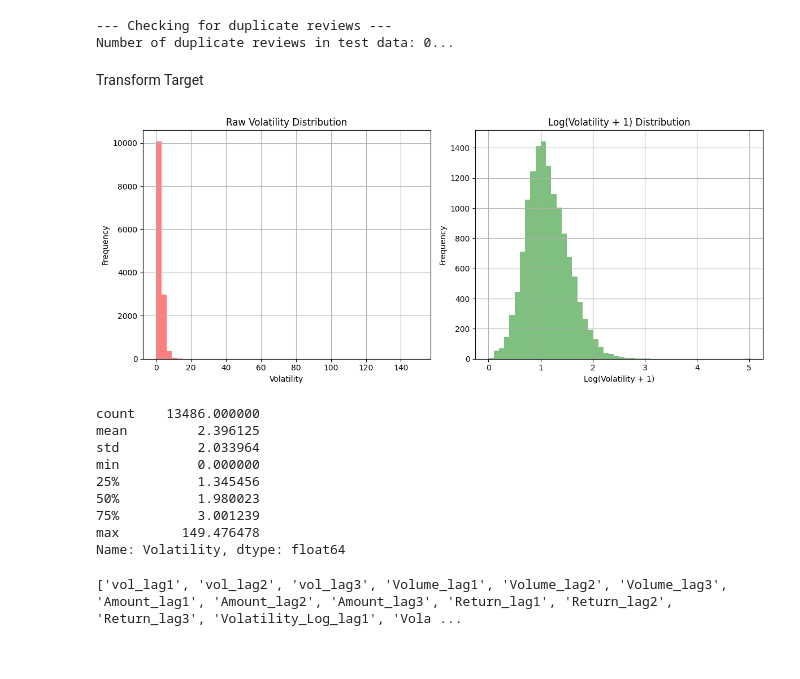
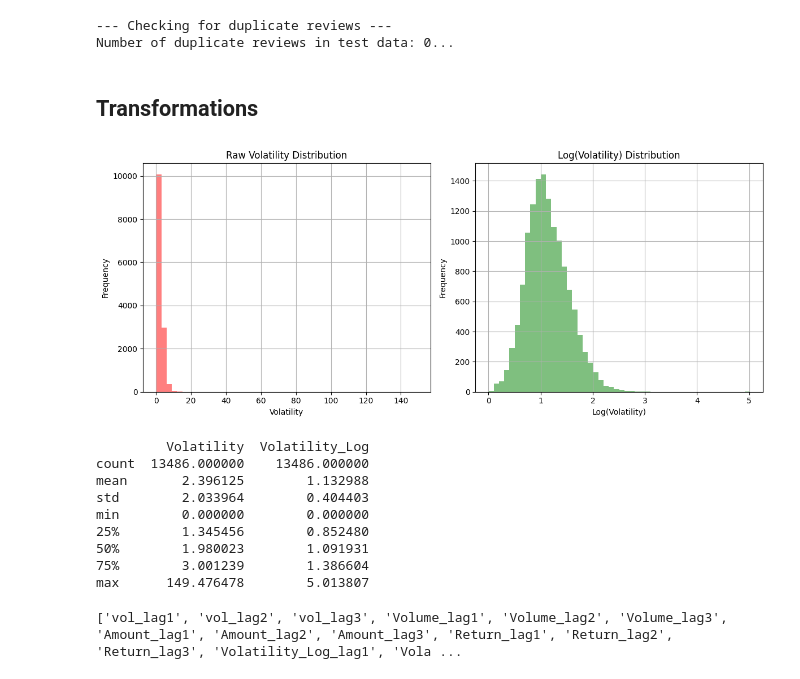
Before and after one commit to MathiasHMorgan/Stock-Volatility-Prediction, a Jupyter notebook: ass1.ipynb, the cells around one changed output. Saved outputs shown, nothing was run; the diff lists cells and outputs as text; code cells hidden in the pictures.

```diff
--- a/ass1.ipynb
+++ b/ass1.ipynb
@@ -97,45 +105,45 @@ Number of duplicate reviews in test data: 0...
 # %%
 stockVolDf['Date'] = pd.to_datetime(stockVolDf['Date'])
 # %% [markdown]
-Transform Target
+## Transformations
 # %%
 # Apply log transformation to Volatility
 stockVolDf['Volatility_Log'] = np.log1p(stockVolDf['Volatility'])
 # %%
 # Visualize distribution before and after
 plt.figure(figsize=(12, 5))
 
 # Create pre log-transformation histogram
 plt.subplot(1, 2, 1)
 stockVolDf['Volatility'].hist(bins=50, alpha=0.5, color='red')
 plt.title('Raw Volatility Distribution')
 plt.xlabel('Volatility')
 plt.ylabel('Frequency')
 
 # Create post log-transformation histogram
 plt.subplot(1, 2, 2)
 stockVolDf['Volatility_Log'].hist(bins=50, alpha=0.5, color='green')
-plt.title('Log(Volatility + 1) Distribution')
-plt.xlabel('Log(Volatility + 1)')
+plt.title('Log(Volatility) Distribution')
+plt.xlabel('Log(Volatility)')
 plt.ylabel('Frequency')
 
 # Display plots
 plt.tight_layout()
 plt.show()
 # %% [output]
-[figure, old version]
+[figure, new version]
-# %%
-print(stockVolDf["Volatility"].describe())
-# %% [output]
-count    13486.000000
-mean         2.396125
-std          2.033964
-min          0.000000
-25%          1.345456
-50%          1.980023
-75%          3.001239
-max        149.476478
-Name: Volatility, dtype: float64
+# %%
+print(stockVolDf[['Volatility', 'Volatility_Log']].describe())
+# %% [output]
+         Volatility  Volatility_Log
+count  13486.000000    13486.000000
+mean       2.396125        1.132988
+std        2.033964        0.404403
+min        0.000000        0.000000
+25%        1.345456        0.852480
+50%        1.980023        1.091931
+75%        3.001239        1.386604
+max      149.476478        5.013807
 # %%
 # Extract month
 stockVolDf['month'] = stockVolDf['Date'].dt.month
```
Also changed, not shown: parts of 16 cells of this notebook.
